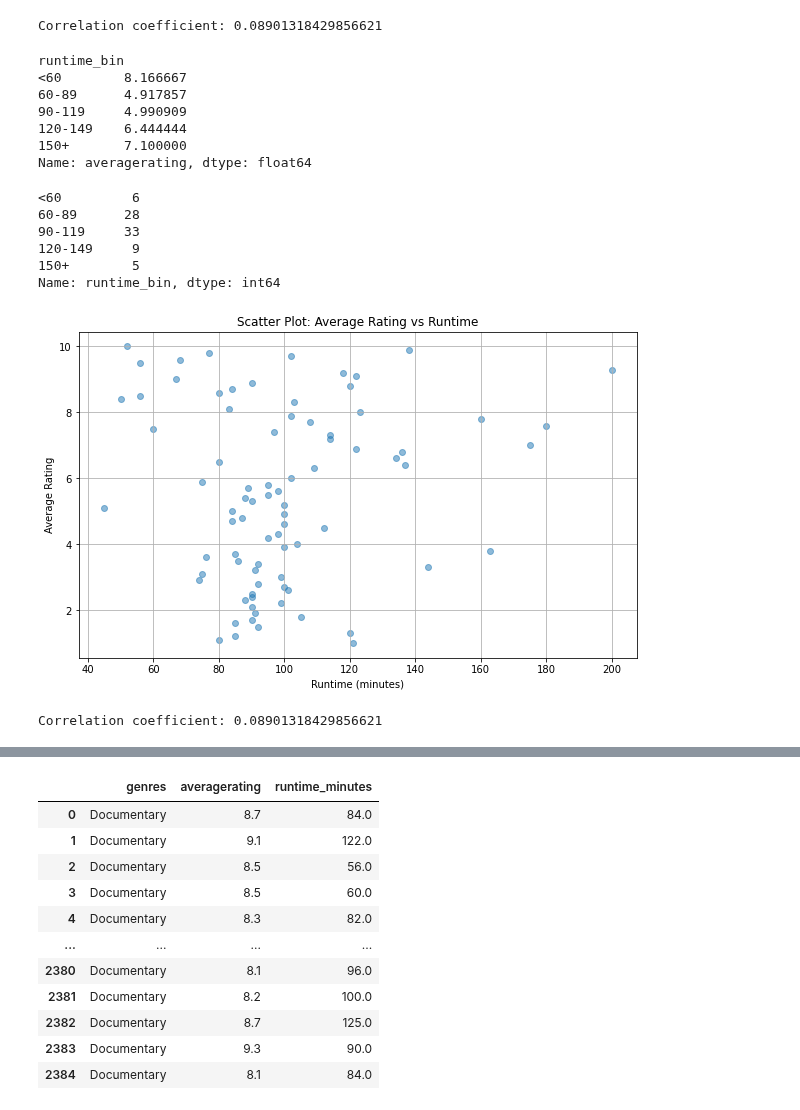
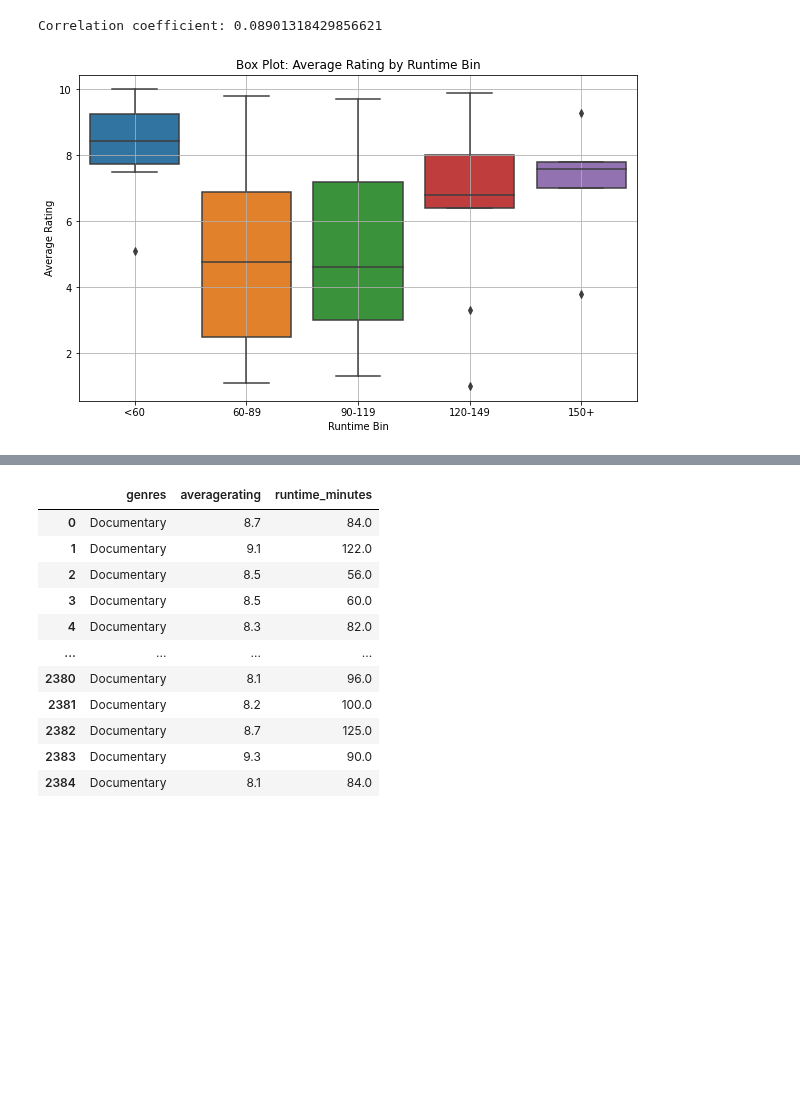
Before and after one commit to ZeejahWaseem/Capstone_Project, a Jupyter notebook: Notebooks/Laila_Folder/Laila.ipynb, the cells around one changed output, grey strips where cells are left out. Saved outputs shown, nothing was run; the diff lists cells and outputs as text; code cells hidden in the pictures; blank space fills up the shorter version.

```diff
--- a/Notebooks/Laila_Folder/Laila.ipynb
+++ b/Notebooks/Laila_Folder/Laila.ipynb
@@ -228,3 +228,11 @@ short_movies
 | 79 | tt10015432 | Forest of the Dead Sharks | Forest of the Dead Sharks | 2019 | 50.0 | Action,Comedy,Horror | 8.4 | ... |
 | 80 | tt0312305 | Quantum Quest: A Cassini Space Od... | Quantum Quest: A Cassini Space Od... | 2010 | 45.0 | Adventure,Animation,Sci-Fi | 5.1 | ... |
 65 rows × 8 columns
+# %%
+# Custom bins for runtime ranges. shows the average rating of movies within each bin
+bins = [0, 60, 90, 120, 150, float('inf')]
+labels = ['<60', '60-89', '90-119', '120-149', '150+']
+joined_tables_df['runtime_bin'] = pd.cut(joined_tables_df['runtime_minutes'], bins=bins, labels=labels)
+average_rating_by_runtime_bin = joined_tables_df.groupby('runtime_bin')['averagerating'].mean()
+
+print(average_rating_by_runtime_bin)
@@ -234,56 +274,17 @@ print("Correlation coefficient:", correlation)
 # %% [output]
 Correlation coefficient: 0.08901318429856621
 # %%
-# Custom bins for runtime ranges
 bins = [0, 60, 90, 120, 150, float('inf')]
 labels = ['<60', '60-89', '90-119', '120-149', '150+']
 joined_tables_df['runtime_bin'] = pd.cut(joined_tables_df['runtime_minutes'], bins=bins, labels=labels)
-average_rating_by_runtime_bin = joined_tables_df.groupby('runtime_bin')['averagerating'].mean()
 
-print(average_rating_by_runtime_bin)
+# Created a box plot using Seaborn
+plt.figure(figsize=(10, 6))
+sns.boxplot(data=joined_tables_df, x='runtime_bin', y='averagerating')
+plt.title('Box Plot: Average Rating by Runtime Bin')
+plt.xlabel('Runtime Bin')
+plt.ylabel('Average Rating')
+plt.grid(True)
+plt.show()
 # %% [output]
-runtime_bin
-<60        8.166667
-60-89      4.917857
-90-119     4.990909
-120-149    6.444444
-150+       7.100000
-Name: averagerating, dtype: float64
+[figure, added]
-# %%
-joined_tables_df['runtime_bin'] = pd.cut(joined_tables_df['runtime_minutes'], bins=bins, labels=labels)
-movie_count_by_runtime_bin = joined_tables_df['runtime_bin'].value_counts().sort_index()
-movie_count_by_runtime_bin
-# %% [output]
-<60         6
-60-89      28
-90-119     33
-120-149     9
-150+        5
-Name: runtime_bin, dtype: int64
-# %%
-
-# Assuming 'conn' is your SQLite connection
-joined_tables_df = pd.read_sql("""SELECT *
-FROM movie_basics
-JOIN movie_ratings
-    USING(movie_id)
-GROUP BY averagerating
-ORDER BY runtime_minutes DESC
-;
-""", conn)
-
-# Create a scatter plot
-plt.figure(figsize=(10, 6))
-plt.scatter(joined_tables_df['runtime_minutes'], joined_tables_df['averagerating'], alpha=0.5)
-plt.title('Scatter Plot: Average Rating vs Runtime')
-plt.xlabel('Runtime (minutes)')
-plt.ylabel('Average Rating')
-plt.grid(True)
-plt.show()
-# %% [output]
-[figure, removed]
-# %%
-correlation = joined_tables_df['runtime_minutes'].corr(joined_tables_df['averagerating'])
-print("Correlation coefficient:", correlation)
-# %% [output]
-Correlation coefficient: 0.08901318429856621
```
Also changed, not shown: parts of 10 cells of this notebook.
